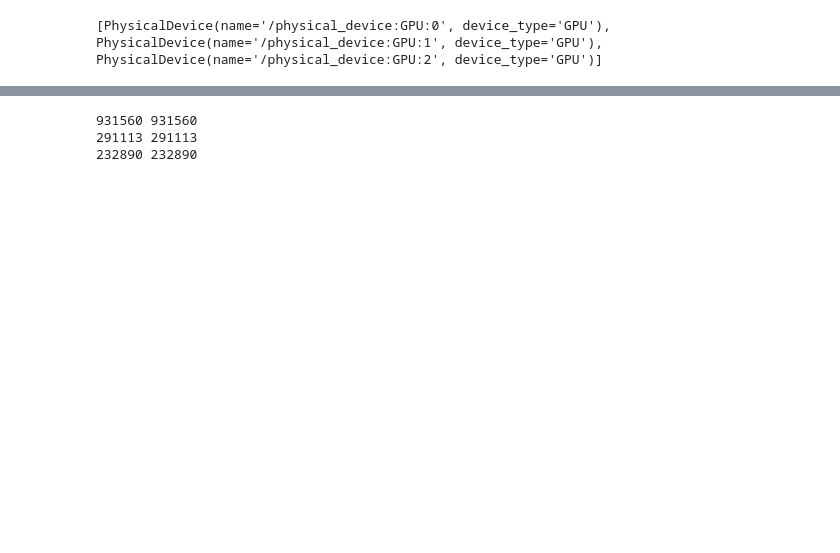
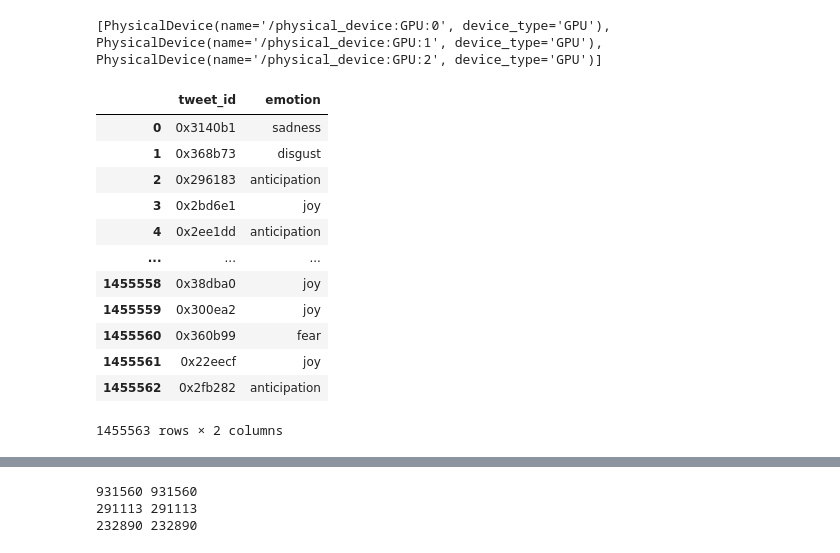
Before and after one commit to wuling31715/2020-NTHU-Data-Mining, a Jupyter notebook: lab2/kaggle/kashgari/26.ipynb, the cells around one changed output, grey strips where cells are left out. Saved outputs shown, nothing was run; the diff lists cells and outputs as text; code cells hidden in the pictures; blank space fills up the shorter version.

```diff
--- a/lab2/kaggle/kashgari/26.ipynb
+++ b/lab2/kaggle/kashgari/26.ipynb
@@ -29,3 +29,20 @@ for json in json_list:
     text = json['_source']['tweet']['text']
     text = text + ' ' + hashtag
     tweet_list.append([tweet_id, text])
+# %%
+emotion_df = pd.read_csv(data_path + 'emotion.csv')
+emotion_df
+# %% [output]
+|  | tweet_id | emotion |
+| 0 | 0x3140b1 | sadness |
+| 1 | 0x368b73 | disgust |
+| 2 | 0x296183 | anticipation |
+| 3 | 0x2bd6e1 | joy |
+| 4 | 0x2ee1dd | anticipation |
+| ... | ... | ... |
+| 1455558 | 0x38dba0 | joy |
+| 1455559 | 0x300ea2 | joy |
+| 1455560 | 0x360b99 | fear |
+| 1455561 | 0x22eecf | joy |
+| 1455562 | 0x2fb282 | anticipation |
+1455563 rows × 2 columns
```
Also changed, not shown: parts of 20 cells of this notebook.
